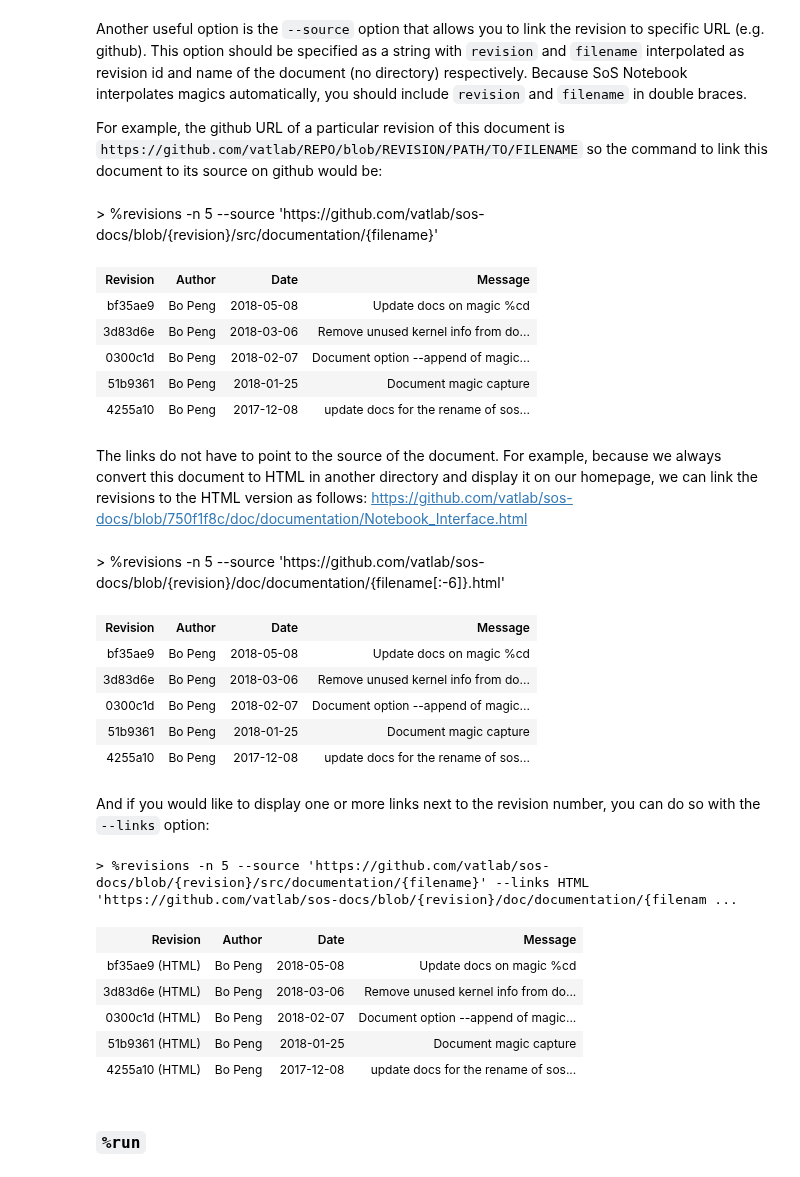
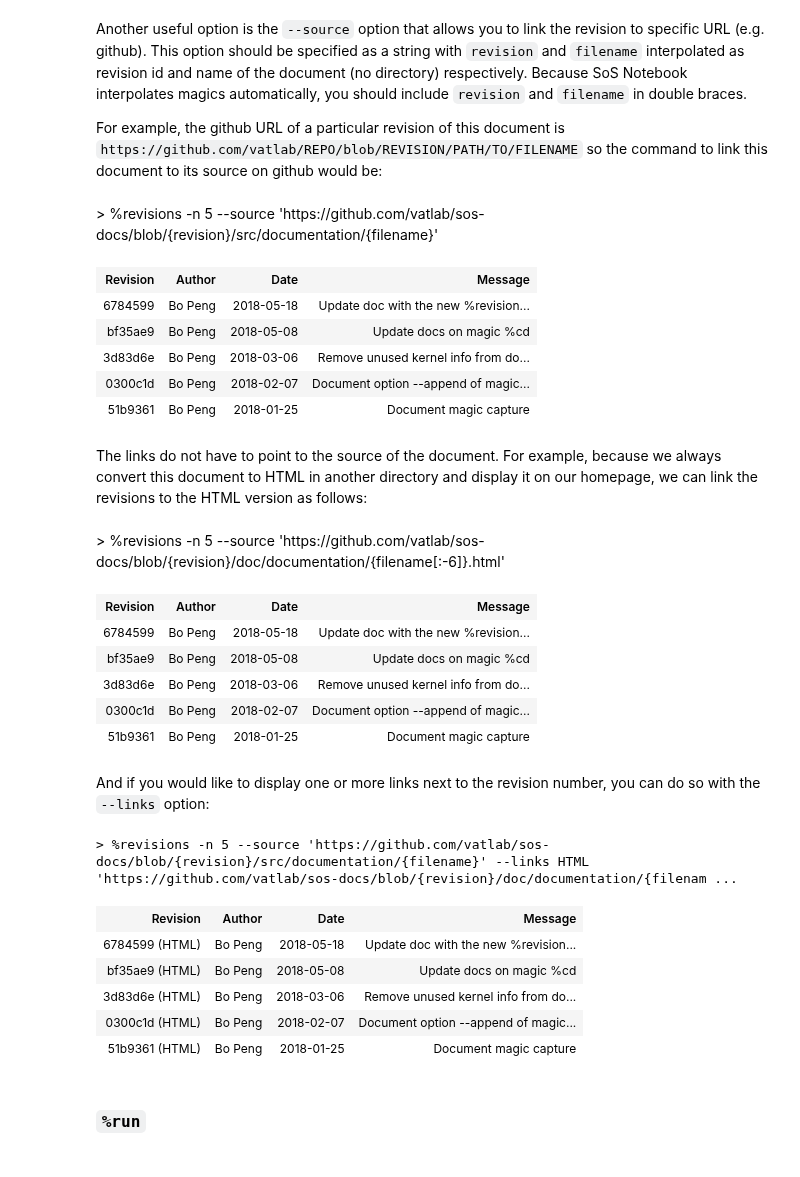
Before and after one commit to vatlab/sos-docs, a Jupyter notebook: src/documentation/SoS_Magics.ipynb, the cells around one changed output. Drawn from its saved outputs; the diff is of its cells as text; code cells hidden in the pictures.

Commit message:
Shorten %revisions magic in doc

```diff
--- a/src/documentation/SoS_Magics.ipynb
+++ b/src/documentation/SoS_Magics.ipynb
@@ -502,42 +504,41 @@ For example, the github URL of a particular revision of this document is `https:
 # %%
 %revisions -n 5 \
-  --source 'https://github.com/vatlab/sos-docs/blob/{{revision}}/src/documentation/{{filename}}'
+  --source '{github_url}/{{revision}}/src/documentation/{{filename}}'
 # %% [output]
 > %revisions -n 5 --source 'https://github.com/vatlab/sos-docs/blob/{revision}/src/documentation/{filename}'
 | Revision | Author | Date | Message |
+| 6784599 | Bo Peng | 2018-05-18 | Update doc with the new %revision... |
 | bf35ae9 | Bo Peng | 2018-05-08 | Update docs on magic %cd |
 | 3d83d6e | Bo Peng | 2018-03-06 | Remove unused kernel info from do... |
 | 0300c1d | Bo Peng | 2018-02-07 | Document option --append of magic... |
 | 51b9361 | Bo Peng | 2018-01-25 | Document magic capture |
-| 4255a10 | Bo Peng | 2017-12-08 | update docs for the rename of sos... |
 # %% [markdown]
 The links do not have to point to the source of the document. For example, because we always convert this document to HTML in another directory and display it on our homepage, we can link the revisions to the HTML version as follows:
-https://github.com/vatlab/sos-docs/blob/750f1f8c/doc/documentation/Notebook_Interface.html
 # %%
 %revisions -n 5 \
-  --source 'https://github.com/vatlab/sos-docs/blob/{{revision}}/doc/documentation/{{filename[:-6]}}.html'
+  --source '{github_url}/{{revision}}/doc/documentation/{{filename[:-6]}}.html'
 # %% [output]
 > %revisions -n 5 --source 'https://github.com/vatlab/sos-docs/blob/{revision}/doc/documentation/{filename[:-6]}.html'
 | Revision | Author | Date | Message |
+| 6784599 | Bo Peng | 2018-05-18 | Update doc with the new %revision... |
 | bf35ae9 | Bo Peng | 2018-05-08 | Update docs on magic %cd |
 | 3d83d6e | Bo Peng | 2018-03-06 | Remove unused kernel info from do... |
 | 0300c1d | Bo Peng | 2018-02-07 | Document option --append of magic... |
 | 51b9361 | Bo Peng | 2018-01-25 | Document magic capture |
-| 4255a10 | Bo Peng | 2017-12-08 | update docs for the rename of sos... |
 # %% [markdown]
 And if you would like to display one or more links next to the revision number, you can do so with the `--links` option:
 # %%
 %revisions -n 5 \
-  --source 'https://github.com/vatlab/sos-docs/blob/{{revision}}/src/documentation/{{filename}}' \
-  --links HTML 'https://github.com/vatlab/sos-docs/blob/{{revision}}/doc/documentation/{{filename[:-6]}}.html'
+  --source '{github_url}/{{revision}}/src/documentation/{{filename}}' \
+  --links HTML '{github_url}/{{revision}}/doc/documentation/{{filename[:-6]}}.html'
 # %% [output]
 > %revisions -n 5 --source 'https://github.com/vatlab/sos-docs/blob/{revision}/src/documentation/{filename}' --links HTML 'https://github.com/vatlab/sos-docs/blob/{revision}/doc/documentation/{filenam ...
 | Revision | Author | Date | Message |
+| 6784599 (HTML) | Bo Peng | 2018-05-18 | Update doc with the new %revision... |
 | bf35ae9 (HTML) | Bo Peng | 2018-05-08 | Update docs on magic %cd |
 | 3d83d6e (HTML) | Bo Peng | 2018-03-06 | Remove unused kernel info from do... |
 | 0300c1d (HTML) | Bo Peng | 2018-02-07 | Document option --append of magic... |
 | 51b9361 (HTML) | Bo Peng | 2018-01-25 | Document magic capture |
-| 4255a10 (HTML) | Bo Peng | 2017-12-08 | update docs for the rename of sos... |
 # %% [markdown]
 ### `%run` <a id="magic_run"></a>
 # %% [markdown]
```
Also changed, not shown: parts of 1 cell of this notebook.
